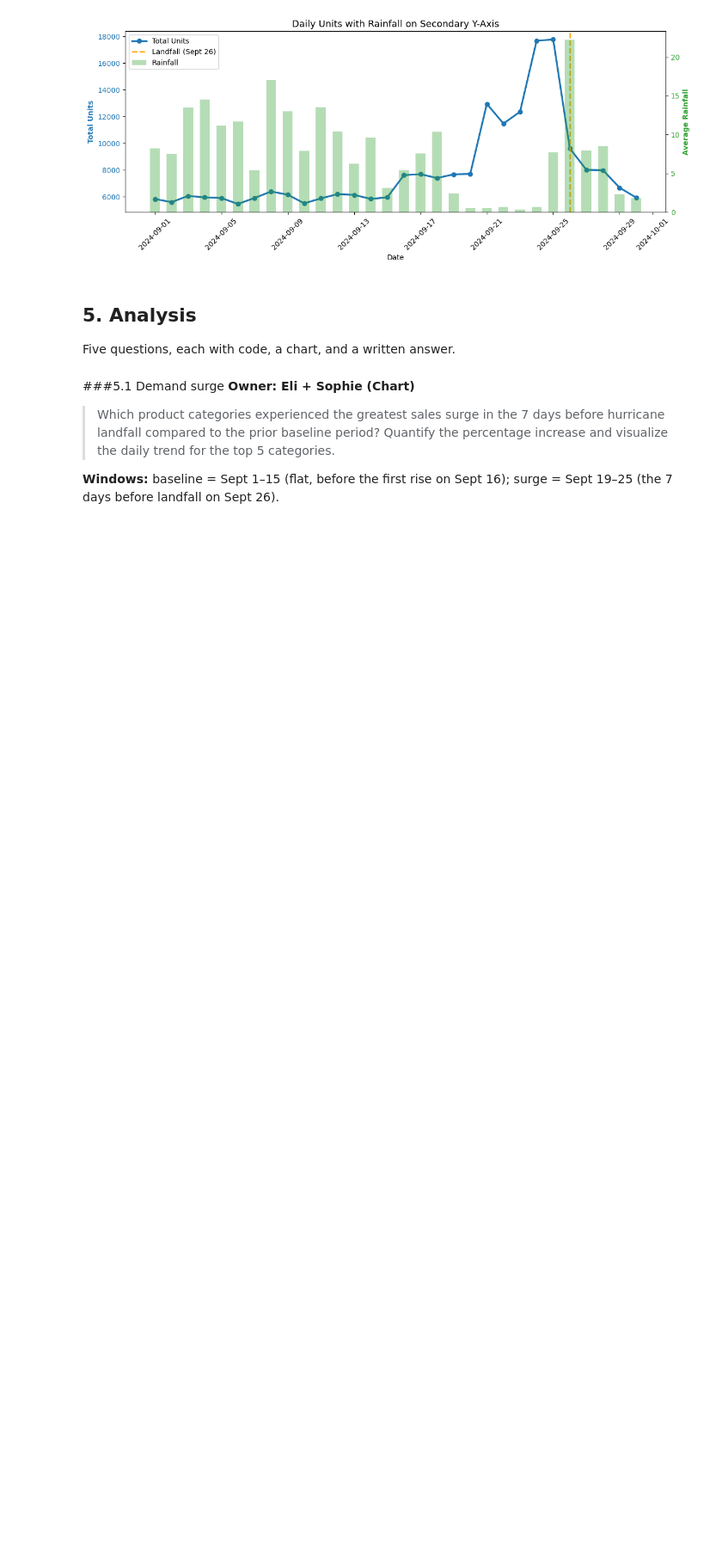
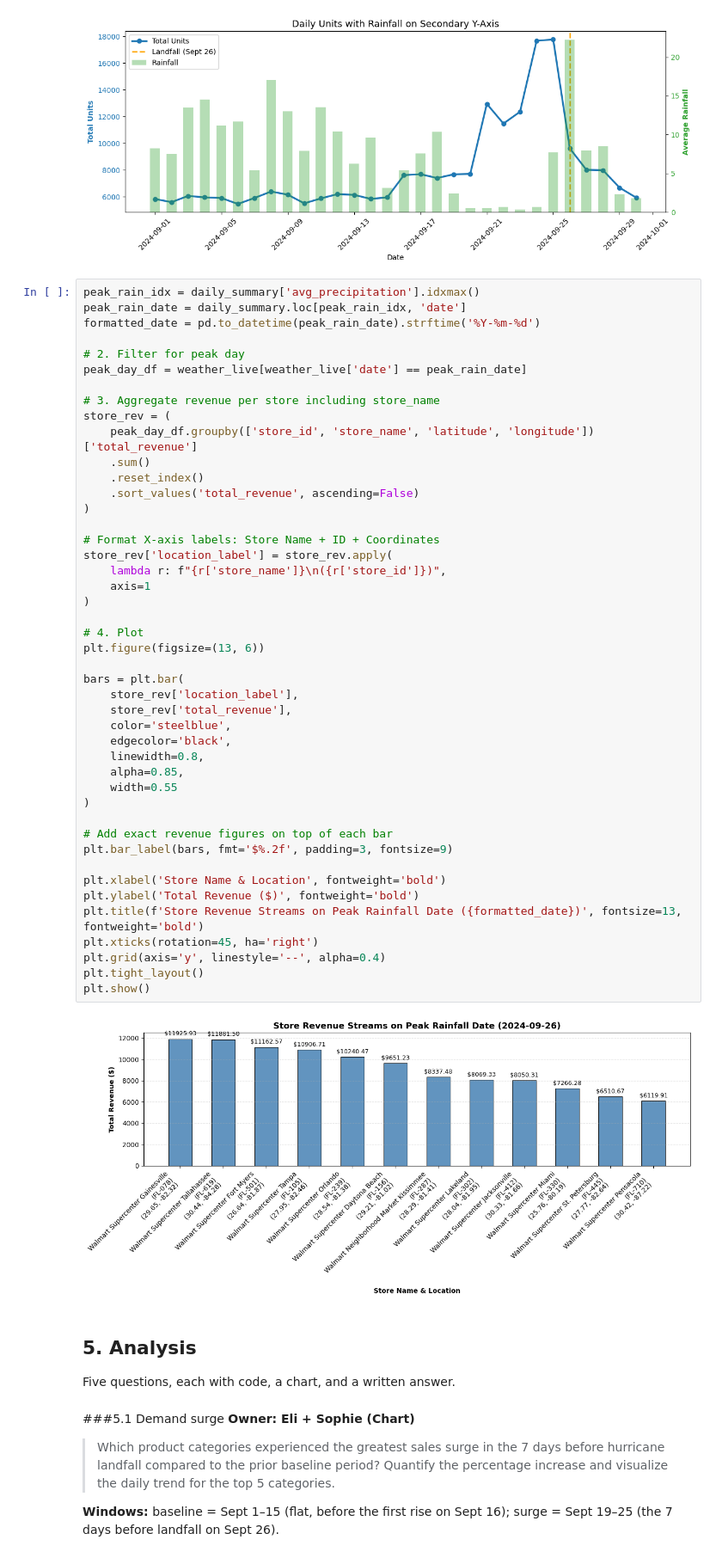
Before and after one commit to elijahschoeniger-cpu/Walmart-Project-1-, a Jupyter notebook: notebooks/team_notebook.ipynb, the cells around one changed output. Shown at 86% size. Cells and saved outputs as stored; diff of their text form; blank space fills up the shorter version.

```diff
--- a/notebooks/team_notebook.ipynb
+++ b/notebooks/team_notebook.ipynb
@@ -913,6 +907,53 @@ fig.tight_layout()
 plt.show()
 # %% [output]
 [figure]
+# %%
+peak_rain_idx = daily_summary['avg_precipitation'].idxmax()
+peak_rain_date = daily_summary.loc[peak_rain_idx, 'date']
+formatted_date = pd.to_datetime(peak_rain_date).strftime('%Y-%m-%d')
+
+# 2. Filter for peak day
+peak_day_df = weather_live[weather_live['date'] == peak_rain_date]
+
+# 3. Aggregate revenue per store including store_name
+store_rev = (
+    peak_day_df.groupby(['store_id', 'store_name', 'latitude', 'longitude'])['total_revenue']
+    .sum()
+    .reset_index()
+    .sort_values('total_revenue', ascending=False)
+)
+
+# Format X-axis labels: Store Name + ID + Coordinates
+store_rev['location_label'] = store_rev.apply(
+    lambda r: f"{r['store_name']}\n({r['store_id']})",
+    axis=1
+)
+
+# 4. Plot
+plt.figure(figsize=(13, 6))
+
+bars = plt.bar(
+    store_rev['location_label'],
+    store_rev['total_revenue'],
+    color='steelblue',
+    edgecolor='black',
+    linewidth=0.8,
+    alpha=0.85,
+    width=0.55
+)
+
+# Add exact revenue figures on top of each bar
+plt.bar_label(bars, fmt='$%.2f', padding=3, fontsize=9)
+
+plt.xlabel('Store Name & Location', fontweight='bold')
+plt.ylabel('Total Revenue ($)', fontweight='bold')
+plt.title(f'Store Revenue Streams on Peak Rainfall Date ({formatted_date})', fontsize=13, fontweight='bold')
+plt.xticks(rotation=45, ha='right')
+plt.grid(axis='y', linestyle='--', alpha=0.4)
+plt.tight_layout()
+plt.show()
+# %% [output]
+[figure, added]
 # %% [markdown]
 ## 5. Analysis
 Five questions, each with code, a chart, and a written answer.
```
Also changed, not shown: parts of 3 cells of this notebook.
